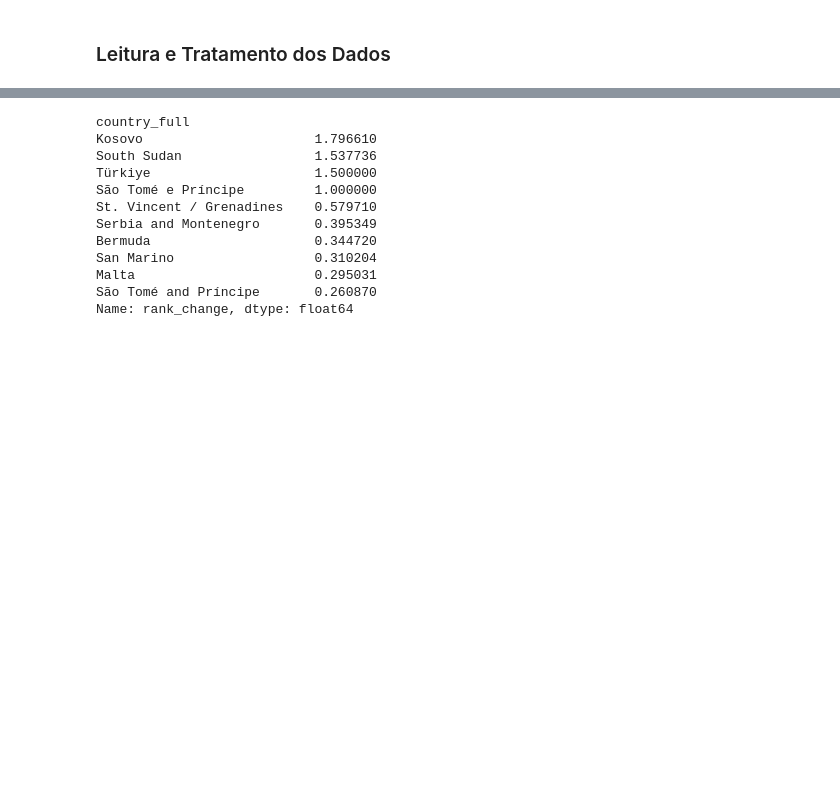
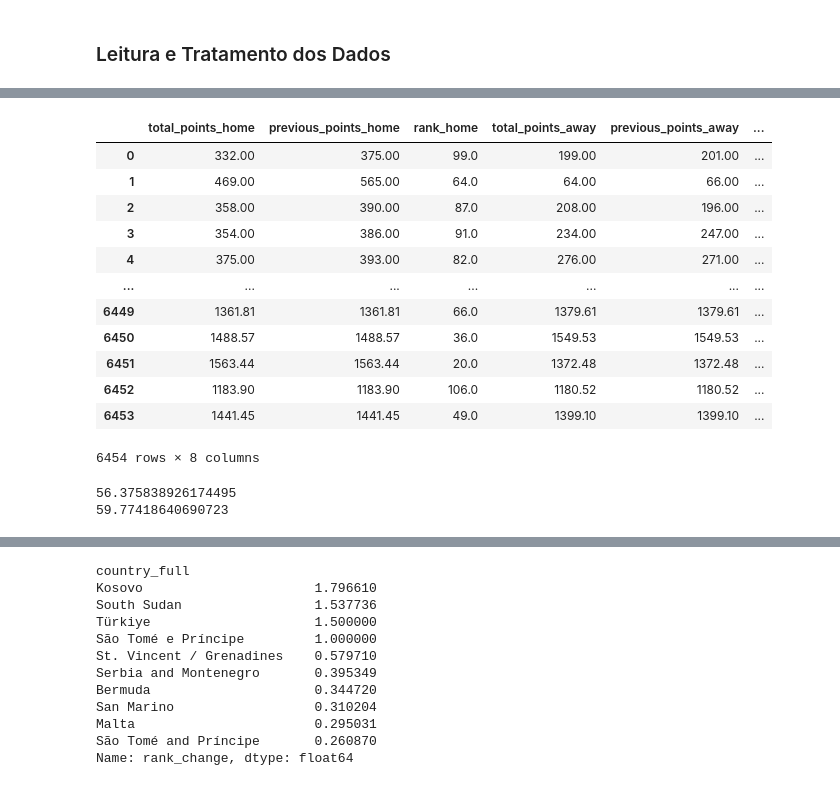
Before and after one commit to VitorrSantana/WorldCupPredictin, a Jupyter notebook: copaMundo.ipynb, the cells around one changed output, grey strips where cells are left out. Saved outputs shown, nothing was run; the diff lists cells and outputs as text; code cells hidden in the pictures; blank space fills up the shorter version.

```diff
--- a/copaMundo.ipynb
+++ b/copaMundo.ipynb
@@ -95,6 +80,4 @@ df_wc_ranked['Target'] = np.where(df_wc_ranked['home_score']>df_wc_ranked['away_
                          np.where(df_wc_ranked['home_score']<df_wc_ranked['away_score'],2,0))
 # %%
 df_wc_ranked['flag_amistoso'] = np.where(df_wc_ranked['tournament']=='Friendly',1,0)
+df_wc_ranked['flag_is_campo_neutro'] = np.where(df_wc_ranked['neutral']==True,1,0)
-# %%
-df_wc_ranked = df_wc_ranked.merge(vencedores,how='left',right_on=['TargetCopa'],left_on=['home_team'])
-df_wc_ranked = df_wc_ranked.merge(vencedores,how='left',right_on=['TargetCopa'],left_on=['away_team'],suffixes=("_home", "_away")).drop(['TargetCopa_home','TargetCopa_away'],axis=1).fillna(0)
@@ -158,0 +84,18 @@ QtdCopas_home: 0.935725%
+# %%
+golsTeam = jogos.groupby(['home_team'])['home_score'].sum().reset_index()
+golsTeam.columns = ['pais','gols']
+golsAway = jogos.groupby(['away_team'])['away_score'].sum().reset_index()
+golsAway.columns = ['pais','gols']
+golsMarcados = pd.concat([golsTeam,golsAway])
+golsMarcados = golsMarcados.groupby(['pais'])['gols'].sum().reset_index()
+
+golsSofridosTeam = jogos.groupby(['home_team'])['away_score'].sum().reset_index()
+golsSofridosTeam.columns = ['pais','gols']
+golsSofridosAway = jogos.groupby(['away_team'])['home_score'].sum().reset_index()
+golsSofridosAway.columns = ['pais','gols']
+golsSofridos = pd.concat([golsSofridosTeam,golsSofridosAway])
+golsSofridos = golsSofridos.groupby(['pais'])['gols'].sum().reset_index()
+
+golsMarcados['saldoDeGols'] = golsMarcados['gols']-golsSofridos['gols']
+golsMarcados = golsMarcados.drop('gols',axis=1)
+golsMarcados
@@ -176,0 +137,24 @@ vencedores = jogosCopa[jogosCopa['Stage']=='Final'].groupby(['TargetCopa'])['Tar
+# %%
+df_wc_ranked = df_wc_ranked.merge(golsMarcados,how='left',right_on=['pais'],left_on=['home_team'])
+df_wc_ranked = df_wc_ranked.merge(golsMarcados,how='left',right_on=['pais'],left_on=['away_team'],suffixes=("_home", "_away")).drop(['pais_home','pais_away'],axis=1).fillna(0)
+# %%
+#X = df_wc_ranked.loc[:,'total_points_home':].drop('Target',axis=1)
+X = df_wc_ranked[['total_points_home','previous_points_home', 'rank_home',
+        'total_points_away', 'previous_points_away', 'rank_away','Target',
+       'saldoDeGols_home', 'saldoDeGols_away']].drop('Target',axis=1)
+Y =  df_wc_ranked[['Target']]
+X
+# %% [output]
+|  | total_points_home | previous_points_home | rank_home | total_points_away | previous_points_away | ... |
+| 0 | 332.00 | 375.00 | 99.0 | 199.00 | 201.00 | ... |
+| 1 | 469.00 | 565.00 | 64.0 | 64.00 | 66.00 | ... |
+| 2 | 358.00 | 390.00 | 87.0 | 208.00 | 196.00 | ... |
+| 3 | 354.00 | 386.00 | 91.0 | 234.00 | 247.00 | ... |
+| 4 | 375.00 | 393.00 | 82.0 | 276.00 | 271.00 | ... |
+| ... | ... | ... | ... | ... | ... | ... |
+| 6449 | 1361.81 | 1361.81 | 66.0 | 1379.61 | 1379.61 | ... |
+| 6450 | 1488.57 | 1488.57 | 36.0 | 1549.53 | 1549.53 | ... |
+| 6451 | 1563.44 | 1563.44 | 20.0 | 1372.48 | 1372.48 | ... |
+| 6452 | 1183.90 | 1183.90 | 106.0 | 1180.52 | 1180.52 | ... |
+| 6453 | 1441.45 | 1441.45 | 49.0 | 1399.10 | 1399.10 | ... |
+6454 rows × 8 columns
@@ -176,0 +166,8 @@ vencedores = jogosCopa[jogosCopa['Stage']=='Final'].groupby(['TargetCopa'])['Tar
+# %%
+predict = model_rf.predict(X_test)
+predict_train = model_rf.predict(X_train)
+print(accuracy_score(predict,y_test)*100)
+print(accuracy_score(predict_train,y_train)*100)
+# %% [output]
+56.375838926174495
+59.77418640690723
```
Also changed, not shown: parts of 29 cells of this notebook.
